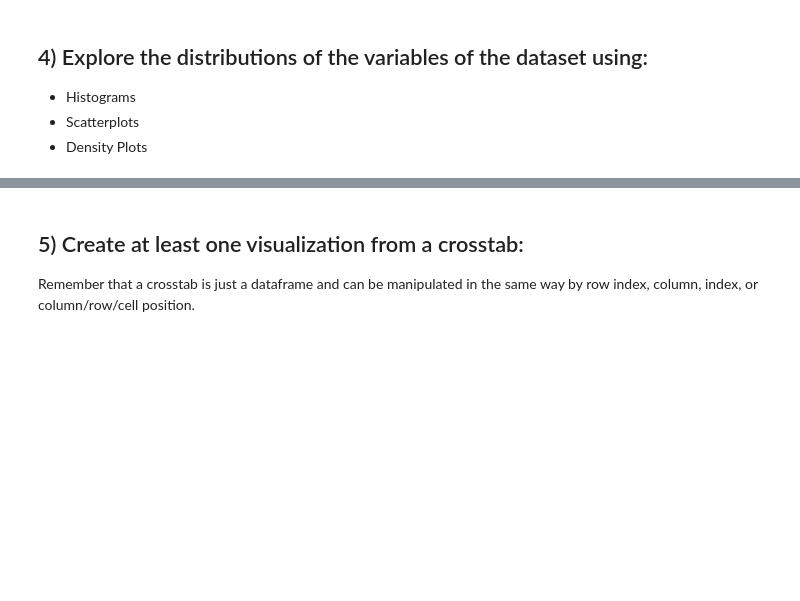
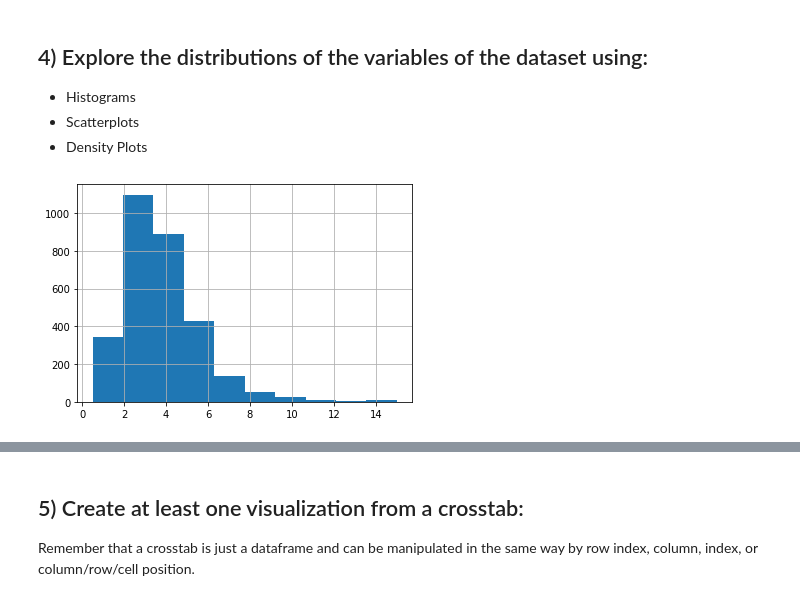
Before and after one commit to austinlasseter/DS-Unit-1-Sprint-1-Data-Wrangling-and-Storytelling, a Jupyter notebook: module1-exploratory-data-analysis/LS_DS_111_Exploratory_Data_Analysis_Assignment.ipynb, the cells around one changed output, grey strips where cells are left out. Drawn from its saved outputs; the diff is of its cells as text; code cells hidden in the pictures; blank space fills up the shorter version.

```diff
--- a/module1-exploratory-data-analysis/LS_DS_111_Exploratory_Data_Analysis_Assignment.ipynb
+++ b/module1-exploratory-data-analysis/LS_DS_111_Exploratory_Data_Analysis_Assignment.ipynb
@@ -39,3 +104,6 @@ Choose a second dataset from the "Popular Datasets" listing on UCI, but this tim
 # TODO your work here!
 # And note you should write comments, descriptions, and add new
 # code and text blocks as needed
+# %%
+ca_housing = pd.read_csv('/content/sample_data/california_housing_test.csv')
+ca_housing.head()
@@ -52,3 +181,6 @@ Take whichever of the above datasets has more categorical variables and use cros
 - Density Plots
 # %%
 # Your Code Here
+ca_housing['median_income'].hist();
+# %% [output]
+[figure, added]
```
Also changed, not shown: parts of 22 cells of this notebook.
